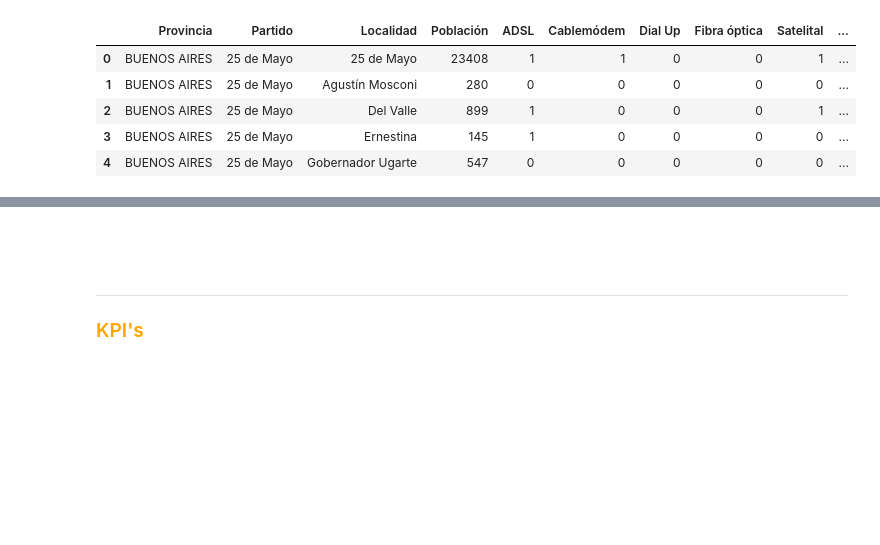
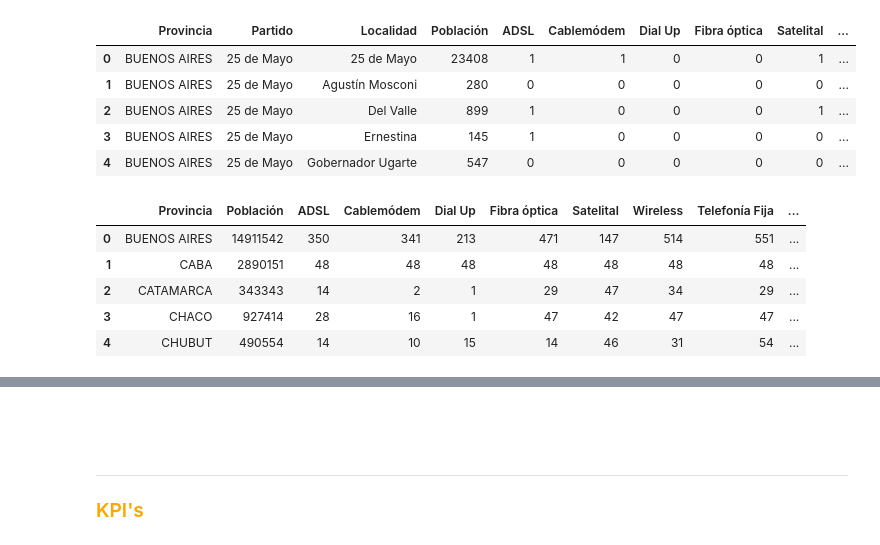
Before and after one commit to hzaquelli82/PI02_Jara_Zaquelli_Hugo, a Jupyter notebook: EDA.ipynb, the cells around one changed output, grey strips where cells are left out. Saved outputs shown, nothing was run; the diff lists cells and outputs as text; code cells hidden in the pictures; blank space fills up the shorter version.

```diff
--- a/EDA.ipynb
+++ b/EDA.ipynb
@@ -1090,3 +1074,14 @@ df_conect.head()
 | 2 | BUENOS AIRES | 25 de Mayo | Del Valle | 899 | 1 | 0 | 0 | 0 | 1 | ... |
 | 3 | BUENOS AIRES | 25 de Mayo | Ernestina | 145 | 1 | 0 | 0 | 0 | 0 | ... |
 | 4 | BUENOS AIRES | 25 de Mayo | Gobernador Ugarte | 547 | 0 | 0 | 0 | 0 | 0 | ... |
+# %%
+df_connect_prov = df_conect.groupby('Provincia').sum(numeric_only=True).reset_index()
+df_connect_prov.drop(['Link','Latitud','Longitud'], axis=1, inplace=True)
+df_connect_prov.head()
+# %% [output]
+|  | Provincia | Población | ADSL | Cablemódem | Dial Up | Fibra óptica | Satelital | Wireless | Telefonía Fija | ... |
+| 0 | BUENOS AIRES | 14911542 | 350 | 341 | 213 | 471 | 147 | 514 | 551 | ... |
+| 1 | CABA | 2890151 | 48 | 48 | 48 | 48 | 48 | 48 | 48 | ... |
+| 2 | CATAMARCA | 343343 | 14 | 2 | 1 | 29 | 47 | 34 | 29 | ... |
+| 3 | CHACO | 927414 | 28 | 16 | 1 | 47 | 42 | 47 | 47 | ... |
+| 4 | CHUBUT | 490554 | 14 | 10 | 15 | 14 | 46 | 31 | 54 | ... |
```
Also changed, not shown: parts of 5 cells of this notebook.
